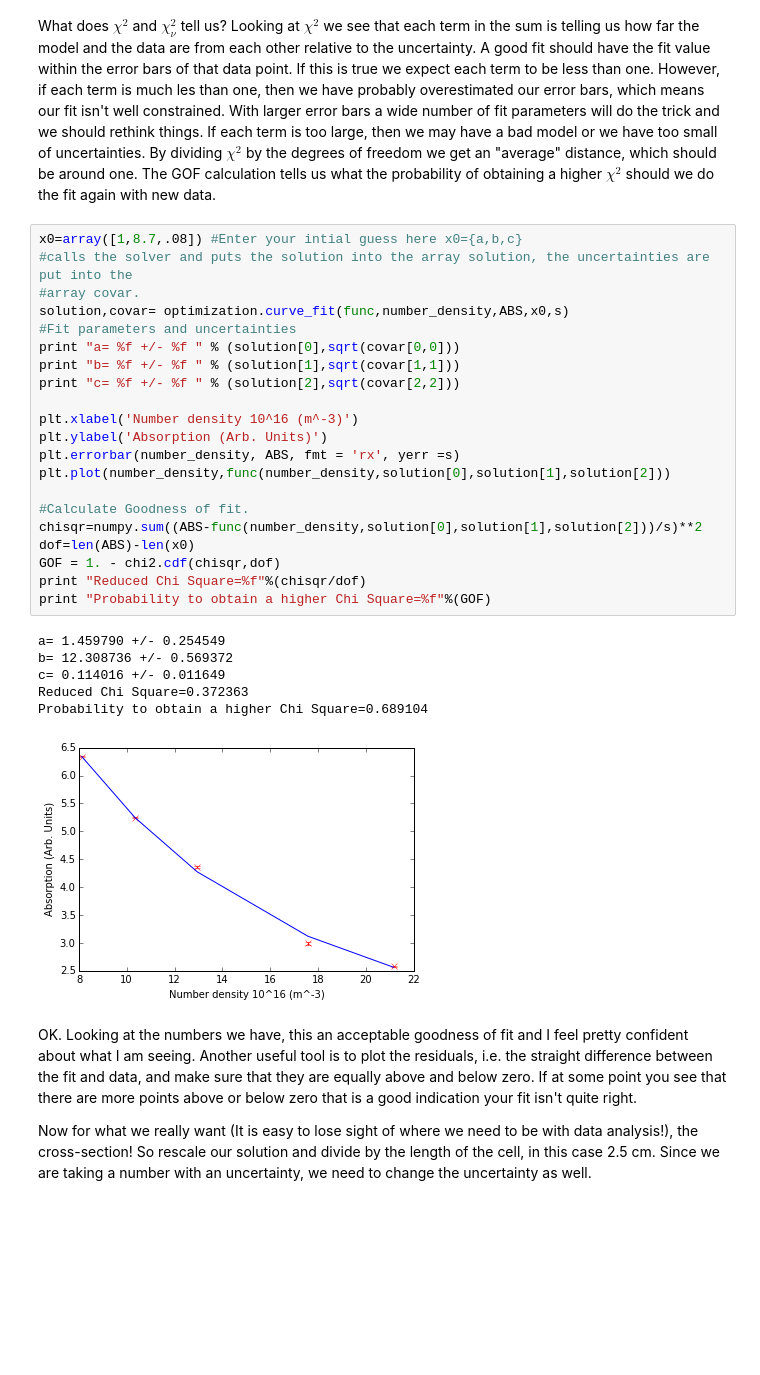
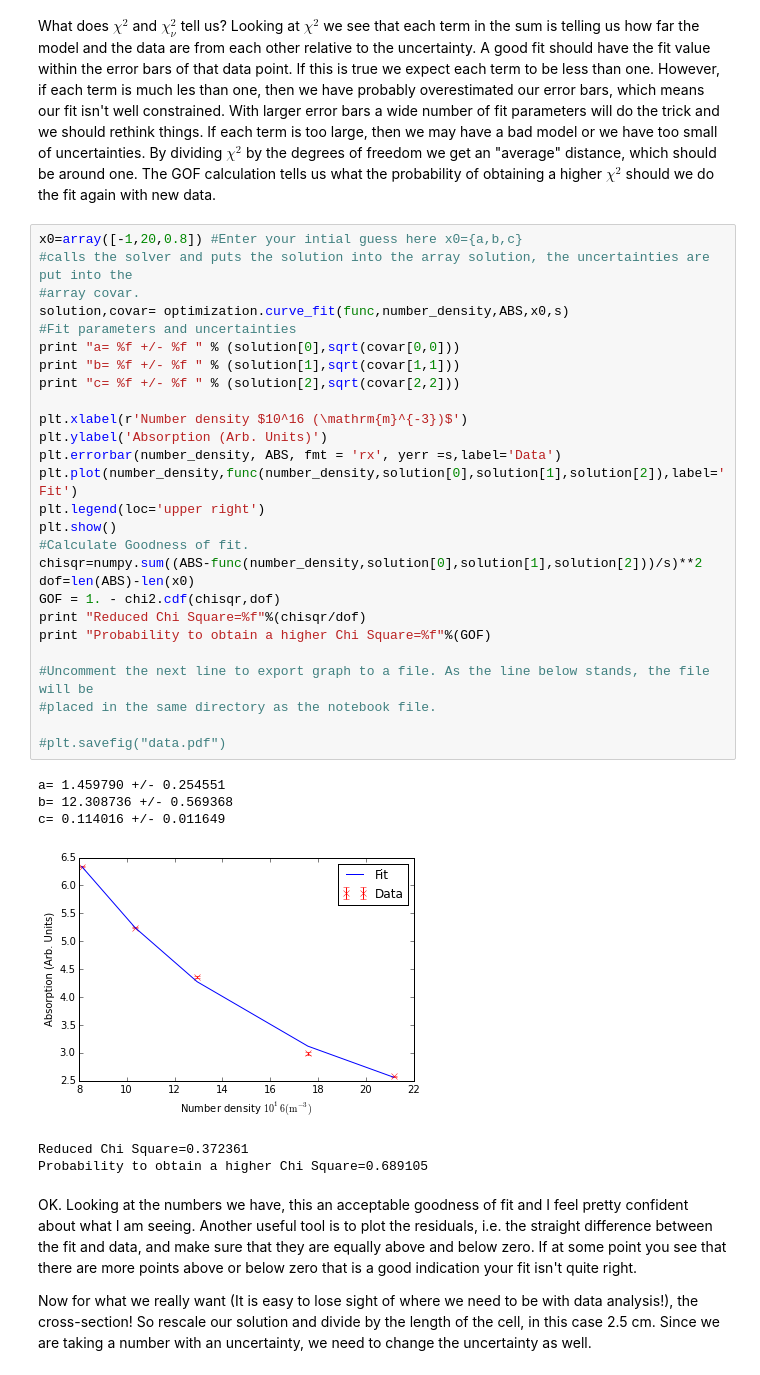
Before and after one commit to HartwickChaosLab/Physics-IPython-Notebooks, a Jupyter notebook: Optics-NB/Data-Analysis-for-Optical-Absorption.ipynb, the cells around one changed output. Cells and saved outputs as stored; diff of their text form; blank space fills up the shorter version.

Commit message:
Updates to Index and Data Analysis
Add export options to Data Analysis and LaTeX formatting to both

```diff
--- a/Optics-NB/Data-Analysis-for-Optical-Absorption.ipynb
+++ b/Optics-NB/Data-Analysis-for-Optical-Absorption.ipynb
@@ -145,33 +145,39 @@ $\chi^2=\sum_i(\frac{\textrm{fit}_i-\textrm{model}_i)}{\sigma_i})^2$
 
 The reduced $\chi^2$ function ($\chi^2_\nu$) is just $\chi^2$ divided by the number of degrees of freedom. The degrees of freedom is just the number of data points used in the fit divided by the number of fitting parameters. What does $\chi^2$ and $\chi^2_\nu$ tell us? Looking at $\chi^2$ we see that each term in the sum is telling us how far the model and the data are from each other relative to the uncertainty. A good fit should have the fit value within the error bars of that data point. If this is true we expect each term to be less than one. However, if each term is much les than one, then we have probably overestimated our error bars, which means our fit isn't well constrained. With larger error bars a wide number of fit parameters will do the trick and we should rethink things. If each term is too large, then we may have a bad model or we have too small of uncertainties. By dividing $\chi^2$ by the degrees of freedom we get an "average" distance, which should be around one. The GOF calculation tells us what the probability of obtaining a higher $\chi^2$ should we do the fit again with new data.
 # %%
-x0=array([1,8.7,.08]) #Enter your intial guess here x0={a,b,c}
+x0=array([-1,20,0.8]) #Enter your intial guess here x0={a,b,c}
 #calls the solver and puts the solution into the array solution, the uncertainties are put into the
 #array covar.
 solution,covar= optimization.curve_fit(func,number_density,ABS,x0,s)
 #Fit parameters and uncertainties
 print "a= %f +/- %f " % (solution[0],sqrt(covar[0,0]))
 print "b= %f +/- %f " % (solution[1],sqrt(covar[1,1]))
 print "c= %f +/- %f " % (solution[2],sqrt(covar[2,2]))
 
-plt.xlabel('Number density 10^16 (m^-3)')
+plt.xlabel(r'Number density $10^16 (\mathrm{m}^{-3})$')
 plt.ylabel('Absorption (Arb. Units)')
-plt.errorbar(number_density, ABS, fmt = 'rx', yerr =s)
-plt.plot(number_density,func(number_density,solution[0],solution[1],solution[2]))
-
+plt.errorbar(number_density, ABS, fmt = 'rx', yerr =s,label='Data')
+plt.plot(number_density,func(number_density,solution[0],solution[1],solution[2]),label='Fit')
+plt.legend(loc='upper right')
+plt.show()
 #Calculate Goodness of fit.
 chisqr=numpy.sum((ABS-func(number_density,solution[0],solution[1],solution[2]))/s)**2
 dof=len(ABS)-len(x0)
 GOF = 1. - chi2.cdf(chisqr,dof)
 print "Reduced Chi Square=%f"%(chisqr/dof)
 print "Probability to obtain a higher Chi Square=%f"%(GOF)
+
+#Uncomment the next line to export graph to a file. As the line below stands, the file will be
+#placed in the same directory as the notebook file.
+
+#plt.savefig("data.pdf")
 # %% [output]
-a= 1.459790 +/- 0.254549
-b= 12.308736 +/- 0.569372
+a= 1.459790 +/- 0.254551
+b= 12.308736 +/- 0.569368
 c= 0.114016 +/- 0.011649
-Reduced Chi Square=0.372363
-Probability to obtain a higher Chi Square=0.689104
-[figure, old version]
+[figure, new version]
+Reduced Chi Square=0.372361
+Probability to obtain a higher Chi Square=0.689105
 # %% [markdown]
 OK. Looking at the numbers we have, this an acceptable goodness of fit and I feel pretty confident about what I am seeing. Another useful tool is to plot the residuals, i.e. the straight difference between the fit and data, and make sure that they are equally above and below zero. If at some point you see that there are more points above or below zero that is a good indication your fit isn't quite right.
 
```
Also changed, not shown: parts of 4 cells of this notebook, 1 other file.
